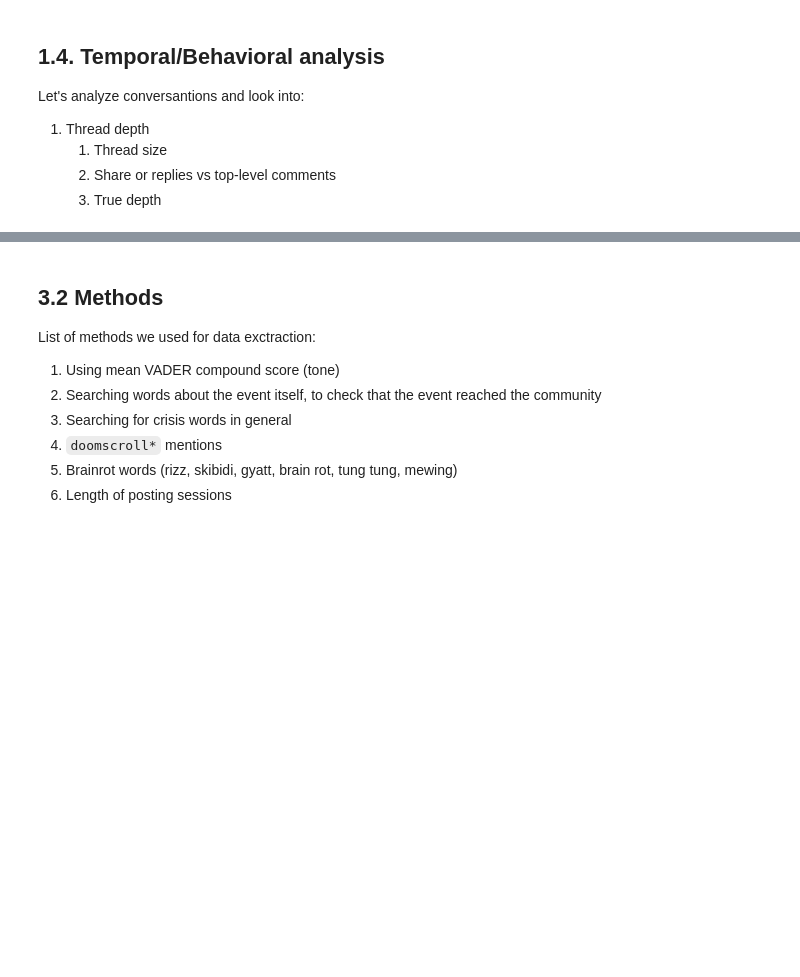
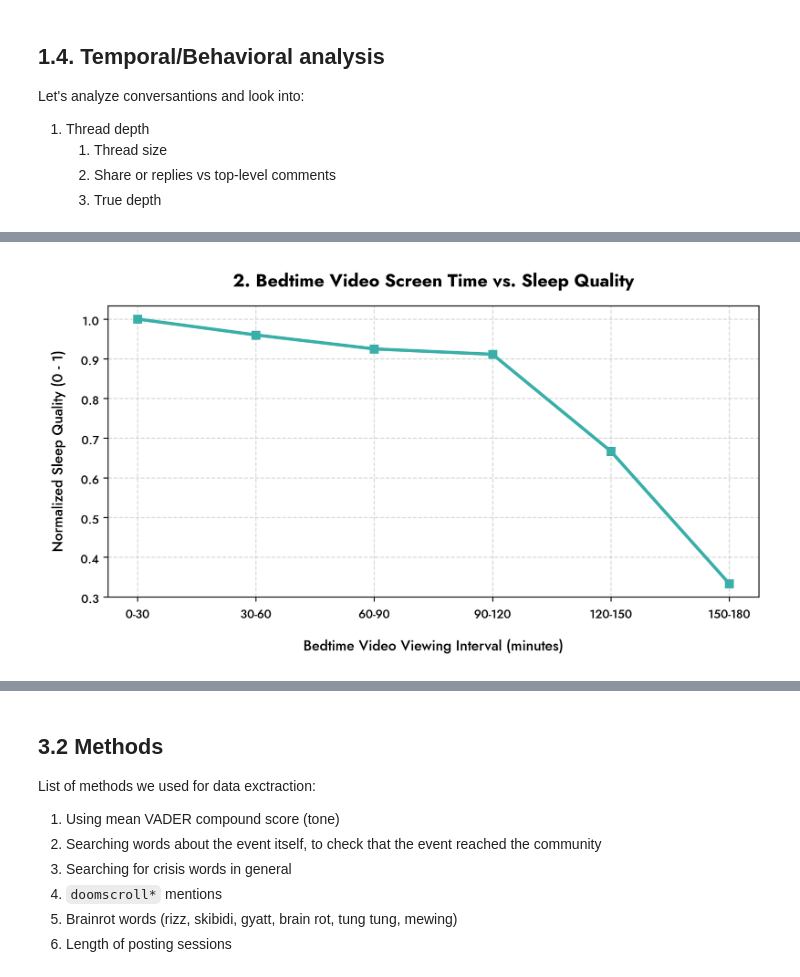
Before and after one commit to DanyloBeha/css-brainrot, a Jupyter notebook: exploratory-data-analysis/eda.ipynb, the cells around one changed output, grey strips where cells are left out. Saved outputs shown, nothing was run; the diff lists cells and outputs as text; code cells hidden in the pictures; blank space fills up the shorter version.

```diff
--- a/exploratory-data-analysis/eda.ipynb
+++ b/exploratory-data-analysis/eda.ipynb
@@ -682,0 +944,13 @@ Time spent: 5 min
+# %%
+plt.figure(figsize=(8, 4.5), dpi=300)
+plt.plot(df['screen_time_bin'], df['norm_sleep_quality'], marker='s', color=colors['quality'], linewidth=2.5)
+plt.title("2. Bedtime Video Screen Time vs. Sleep Quality", fontproperties=font_title, pad=15)
+plt.xlabel("Bedtime Video Viewing Interval (minutes)", fontproperties=font_label, labelpad=10)
+plt.ylabel("Normalized Sleep Quality (0 - 1)", fontproperties=font_label, labelpad=10)
+plt.xticks(fontproperties=font_ticks)
+plt.yticks(fontproperties=font_ticks)
+plt.grid(True, linestyle='--', alpha=0.5)
+plt.tight_layout()
+plt.show()
+# %% [output]
+[figure, added]
```
Also changed, not shown: parts of 31 cells of this notebook.
